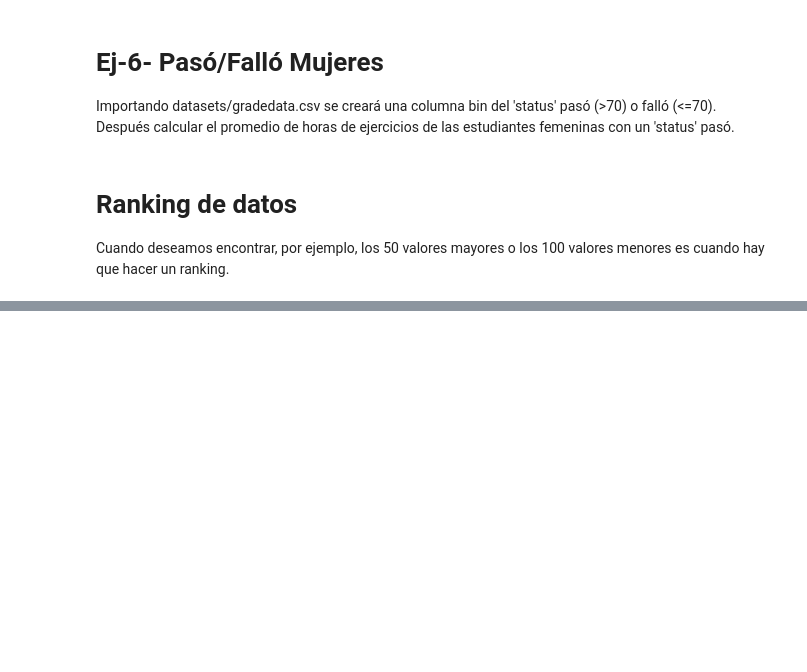
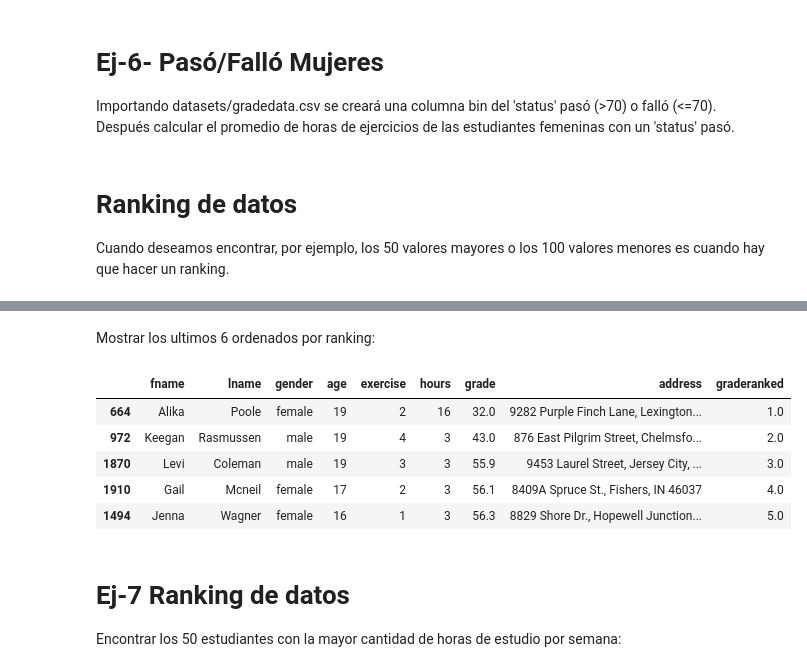
Before and after one commit to MarianaArzapalo/1-ADescDatos, a Jupyter notebook: 01-li-datos.ipynb, the cells around one changed output, grey strips where cells are left out. Cells and saved outputs as stored; diff of their text form; code cells hidden in the pictures; blank space fills up the shorter version.

```diff
--- a/01-li-datos.ipynb
+++ b/01-li-datos.ipynb
@@ -627,0 +664,15 @@ df.tail()
+# %% [markdown]
+Mostrar los ultimos 6 ordenados por ranking:
+# %%
+df[df['graderanked'] < 6].sort_values('graderanked')
+# %% [output]
+|  | fname | lname | gender | age | exercise | hours | grade | address | graderanked |
+| 664 | Alika | Poole | female | 19 | 2 | 16 | 32.0 | 9282 Purple Finch Lane, Lexington... | 1.0 |
+| 972 | Keegan | Rasmussen | male | 19 | 4 | 3 | 43.0 | 876 East Pilgrim Street, Chelmsfo... | 2.0 |
+| 1870 | Levi | Coleman | male | 19 | 3 | 3 | 55.9 | 9453 Laurel Street, Jersey City, ... | 3.0 |
+| 1910 | Gail | Mcneil | female | 17 | 2 | 3 | 56.1 | 8409A Spruce St., Fishers, IN 46037 | 4.0 |
+| 1494 | Jenna | Wagner | female | 16 | 1 | 3 | 56.3 | 8829 Shore Dr., Hopewell Junction... | 5.0 |
+# %% [markdown]
+# Ej-7 Ranking de datos
+
+Encontrar los 50 estudiantes con la mayor cantidad de horas de estudio por semana:
```
Also changed, not shown: parts of 22 cells of this notebook.
